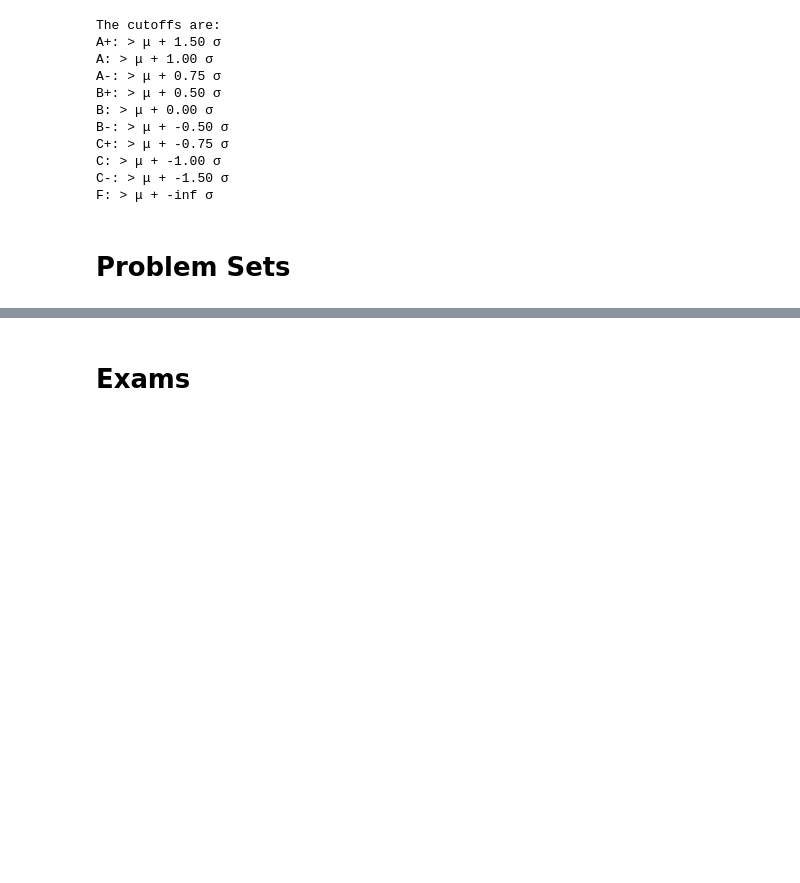
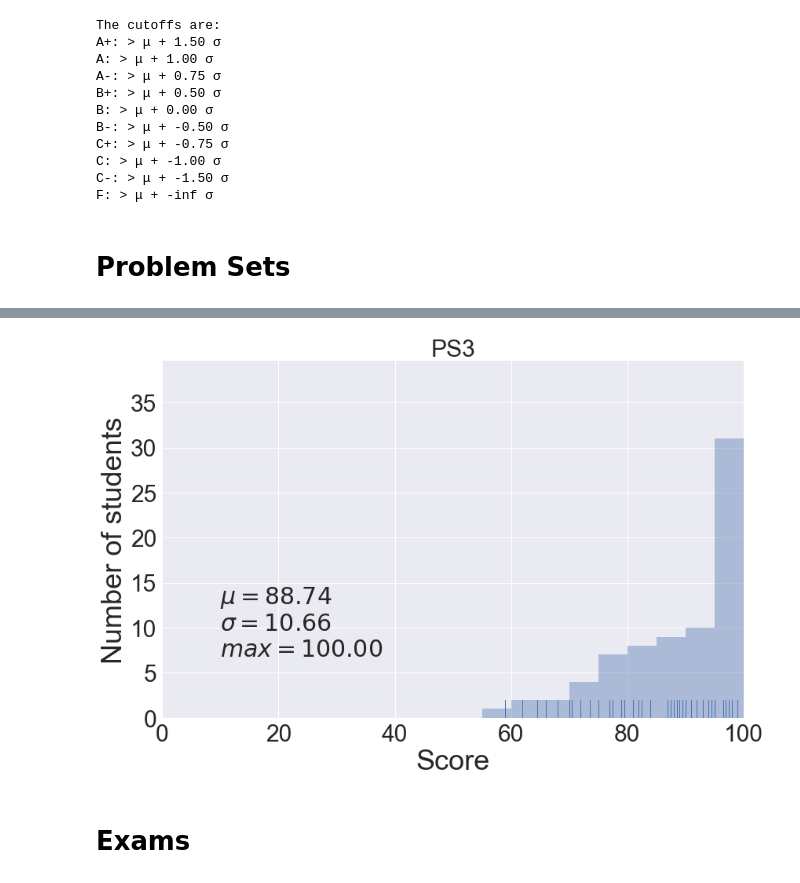
Before and after one commit to materialsvirtuallab/nano106, a Jupyter notebook: grades/Spring2017/Grade Stats.ipynb, the cells around one changed output, grey strips where cells are left out. Saved outputs shown, nothing was run; the diff lists cells and outputs as text; code cells hidden in the pictures; blank space fills up the shorter version.

```diff
--- a/grades/Spring2017/Grade Stats.ipynb
+++ b/grades/Spring2017/Grade Stats.ipynb
@@ -156,5 +158,7 @@ cutoffs = bar_plot(d, "PS1", annotate=False)
 # %%
-#cutoffs = bar_plot(d, "PS3", annotate=True)
+cutoffs = bar_plot(d, "PS3", annotate=False)
+# %% [output]
+[figure, added]
 # %%
 #cutoffs = bar_plot(d, "PS4", annotate=True)
 # %%
```
Also changed, not shown: parts of 5 cells of this notebook, 2 other files.
